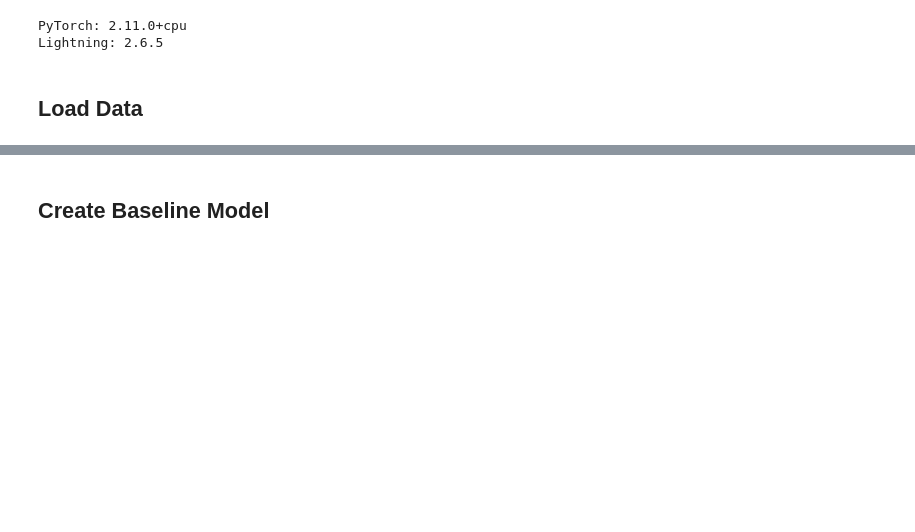
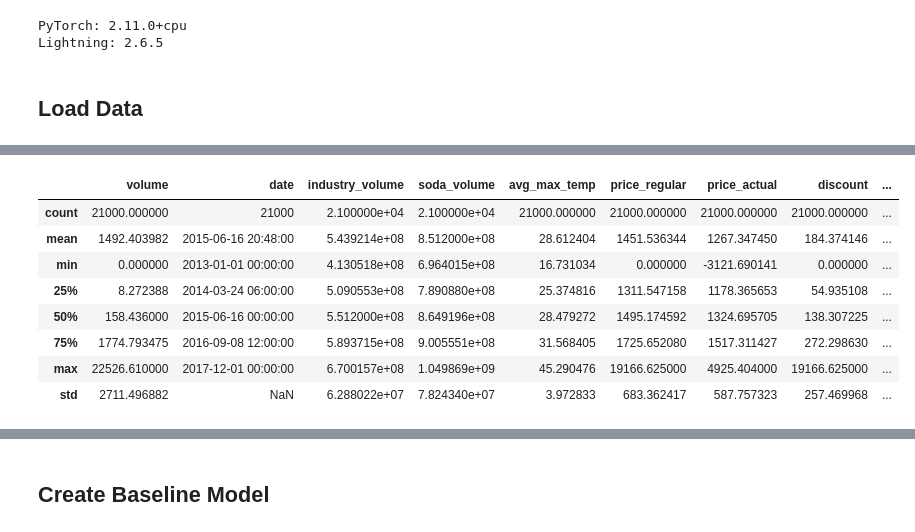
Before and after one commit to esinam-kekele/physics-informed-ice-forecasting, a Jupyter notebook: forecasting_with_fusion_transformer.ipynb, the cells around one changed output, grey strips where cells are left out. Drawn from its saved outputs; the diff is of its cells as text; code cells hidden in the pictures; blank space fills up the shorter version.

```diff
--- a/forecasting_with_fusion_transformer.ipynb
+++ b/forecasting_with_fusion_transformer.ipynb
@@ -111,0 +126,12 @@ data[special_days] = (
+# %%
+data.describe()
+# %% [output]
+|  | volume | date | industry_volume | soda_volume | avg_max_temp | price_regular | price_actual | discount | ... |
+| count | 21000.000000 | 21000 | 2.100000e+04 | 2.100000e+04 | 21000.000000 | 21000.000000 | 21000.000000 | 21000.000000 | ... |
+| mean | 1492.403982 | 2015-06-16 20:48:00 | 5.439214e+08 | 8.512000e+08 | 28.612404 | 1451.536344 | 1267.347450 | 184.374146 | ... |
+| min | 0.000000 | 2013-01-01 00:00:00 | 4.130518e+08 | 6.964015e+08 | 16.731034 | 0.000000 | -3121.690141 | 0.000000 | ... |
+| 25% | 8.272388 | 2014-03-24 06:00:00 | 5.090553e+08 | 7.890880e+08 | 25.374816 | 1311.547158 | 1178.365653 | 54.935108 | ... |
+| 50% | 158.436000 | 2015-06-16 00:00:00 | 5.512000e+08 | 8.649196e+08 | 28.479272 | 1495.174592 | 1324.695705 | 138.307225 | ... |
+| 75% | 1774.793475 | 2016-09-08 12:00:00 | 5.893715e+08 | 9.005551e+08 | 31.568405 | 1725.652080 | 1517.311427 | 272.298630 | ... |
+| max | 22526.610000 | 2017-12-01 00:00:00 | 6.700157e+08 | 1.049869e+09 | 45.290476 | 19166.625000 | 4925.404000 | 19166.625000 | ... |
+| std | 2711.496882 | NaN | 6.288022e+07 | 7.824340e+07 | 3.972833 | 683.362417 | 587.757323 | 257.469968 | ... |
```
Also changed, not shown: parts of 3 cells of this notebook.
